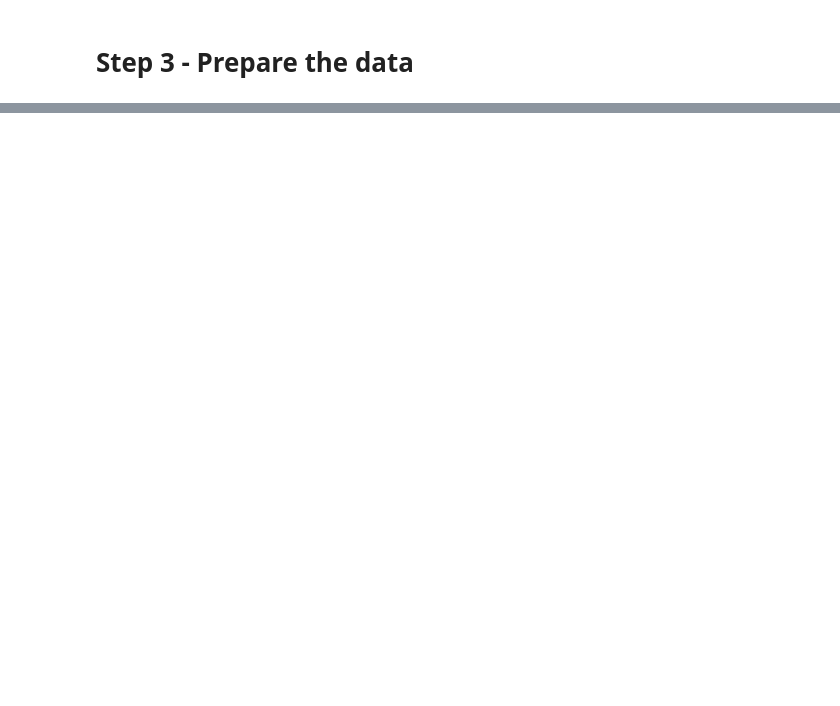
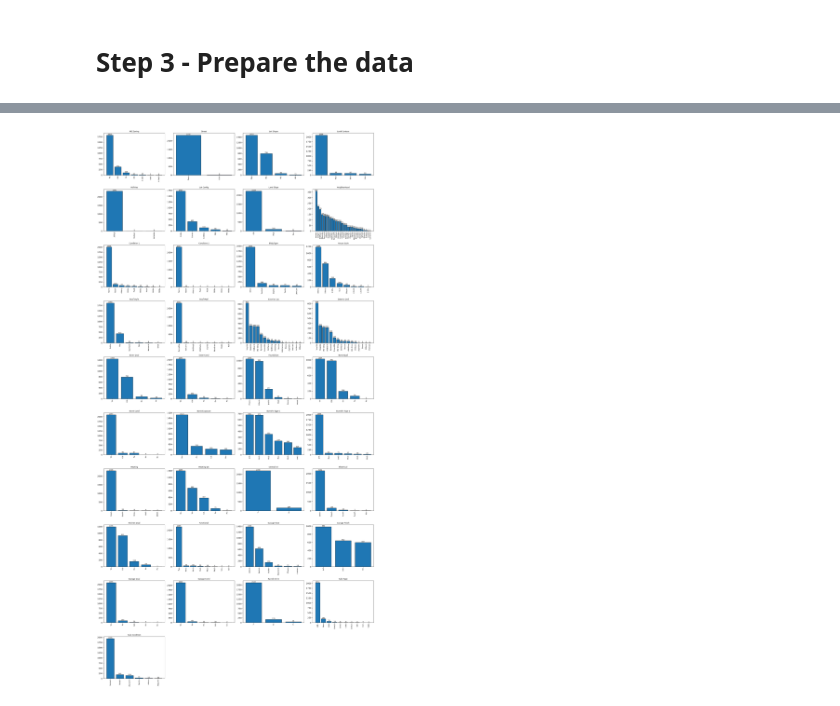
Before and after one commit to grunergutt/IE500618Assignment1, a Jupyter notebook: notebooks/julianne.ipynb, the cells around one changed output, grey strips where cells are left out. Drawn from its saved outputs; the diff is of its cells as text; code cells hidden in the pictures; blank space fills up the shorter version.

```diff
--- a/notebooks/julianne.ipynb
+++ b/notebooks/julianne.ipynb
@@ -162,0 +318,25 @@ test_df.describe().T
+# %%
+n_cols = 4
+n_rows = -(-len(cat_cols_filtered) // n_cols)  # round up
+
+fig, axes = plt.subplots(n_rows, n_cols, figsize=(20, n_rows * 4))
+axes = axes.flatten()
+
+for i, col in enumerate(cat_cols_filtered):
+    counts = train_df[col].value_counts()
+    bars = axes[i].bar(counts.index, counts.values, edgecolor="black")
+
+    axes[i].set_title(col, fontsize=9)
+    axes[i].tick_params(axis='x', rotation=90, labelsize=8)
+
+    for bar, value in zip(bars, counts.values):
+        axes[i].text(bar.get_x() + bar.get_width() / 2, bar.get_height(),
+                      str(value), ha='center', va='bottom', fontsize=8)
+
+for j in range(i + 1, len(axes)):
+    fig.delaxes(axes[j])
+
+plt.tight_layout()
+plt.show()
+# %% [output]
+[figure, added]
```
Also changed, not shown: parts of 19 cells of this notebook.
